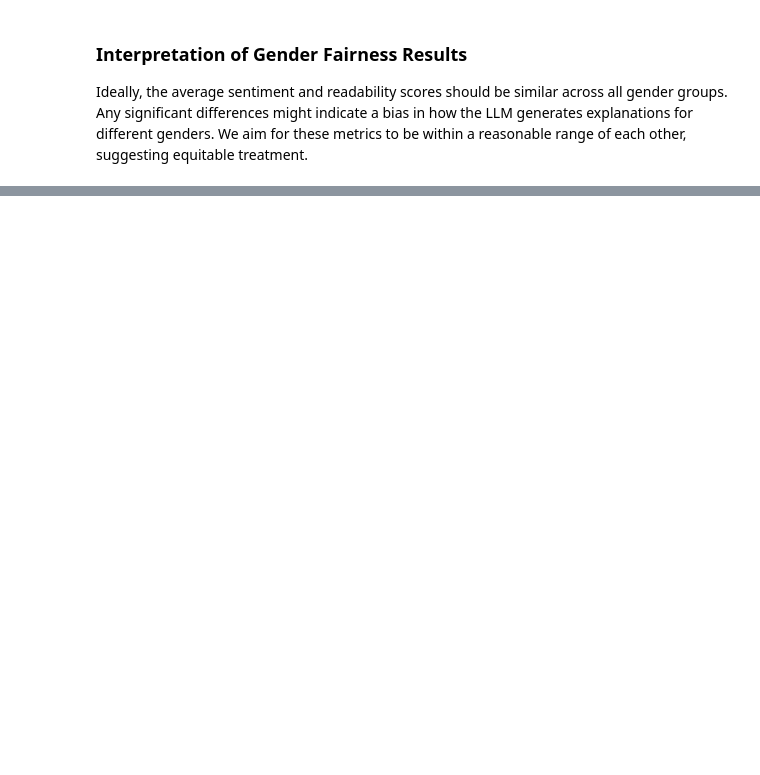
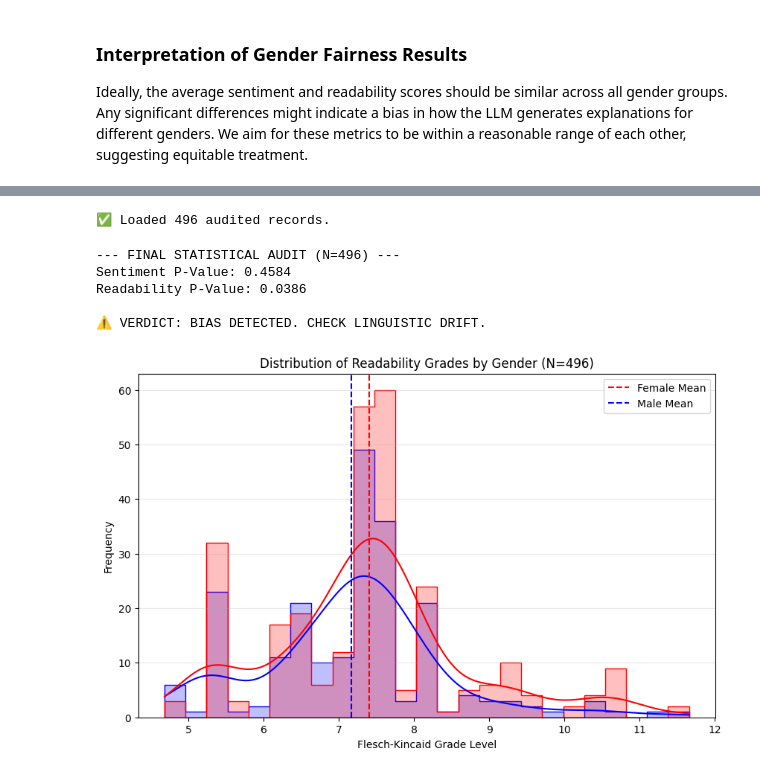
Before and after one commit to hemajuluri/Ethical-and-fairness, a Jupyter notebook: 03_Transition_Layer.ipynb, the cells around one changed output, grey strips where cells are left out. Drawn from its saved outputs; the diff is of its cells as text; code cells hidden in the pictures; blank space fills up the shorter version.

```diff
--- a/03_Transition_Layer.ipynb
+++ b/03_Transition_Layer.ipynb
@@ -382,0 +462,52 @@ Readability P-Value: 0.0621
+# %%
+import pandas as pd
+from scipy import stats
+
+# Load the data you already generated
+df_results = pd.read_csv('/content/drive/MyDrive/Thesis/src/artifacts/Final_7k_run/thesis_final_audit_7k.csv')
+print(f"✅ Loaded {len(df_results)} audited records.")
+# %% [output]
+✅ Loaded 496 audited records.
+# %%
+# Separate the groups
+female_group = df_results[df_results['gender'] == 'F']
+male_group = df_results[df_results['gender'] == 'M']
+
+# 1. T-Test for Sentiment
+t_sent, p_sent = stats.ttest_ind(female_group['sentiment_score'], male_group['sentiment_score'])
+
+# 2. T-Test for Readability
+t_read, p_read = stats.ttest_ind(female_group['readability_grade'], male_group['readability_grade'])
+
+print(f"--- FINAL STATISTICAL AUDIT (N={len(df_results)}) ---")
+print(f"Sentiment P-Value: {p_sent:.4f}")
+print(f"Readability P-Value: {p_read:.4f}")
+
+if p_sent > 0.05 and p_read > 0.05:
+    print("\n🏆 VERDICT: STATISTICAL PARITY ACHIEVED. THE MODEL IS FAIR.")
+else:
+    print("\n⚠️ VERDICT: BIAS DETECTED. CHECK LINGUISTIC DRIFT.")
+# %% [output]
+--- FINAL STATISTICAL AUDIT (N=496) ---
+Sentiment P-Value: 0.4584
+Readability P-Value: 0.0386
+
+⚠️ VERDICT: BIAS DETECTED. CHECK LINGUISTIC DRIFT.
+# %%
+import matplotlib.pyplot as plt
+import seaborn as sns
+
+plt.figure(figsize=(10, 6))
+sns.histplot(data=df_results, x='readability_grade', hue='gender', kde=True, element="step", palette=['red', 'blue'])
+plt.axvline(df_results[df_results['gender']=='F']['readability_grade'].mean(), color='red', linestyle='--', label='Female Mean')
+plt.axvline(df_results[df_results['gender']=='M']['readability_grade'].mean(), color='blue', linestyle='--', label='Male Mean')
+
+plt.title('Distribution of Readability Grades by Gender (N=496)')
+plt.xlabel('Flesch-Kincaid Grade Level')
+plt.ylabel('Frequency')
+plt.legend()
+plt.grid(axis='y', alpha=0.3)
+plt.savefig('final_readability_distribution.png')
+plt.show()
+# %% [output]
+[figure, added]
```
Also changed, not shown: parts of 13 cells of this notebook.
